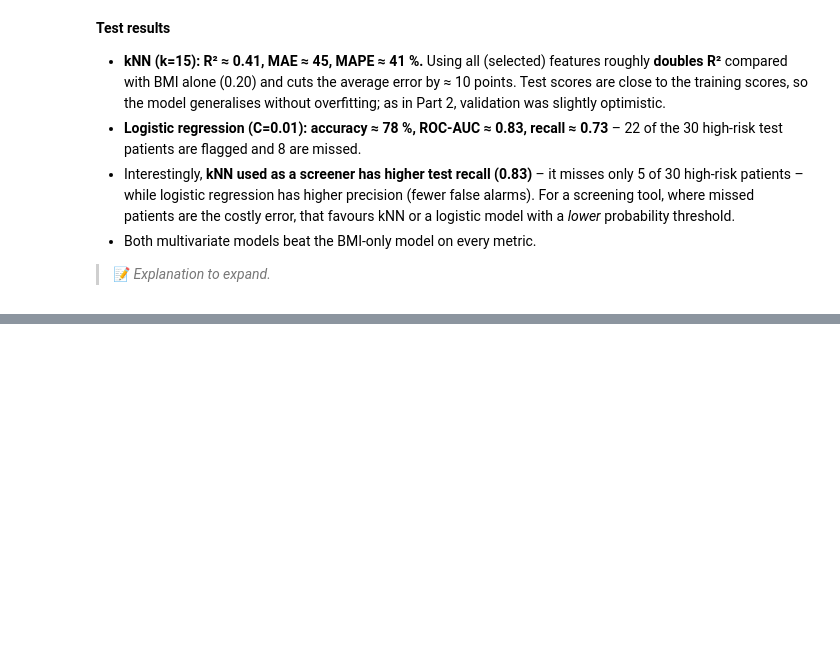
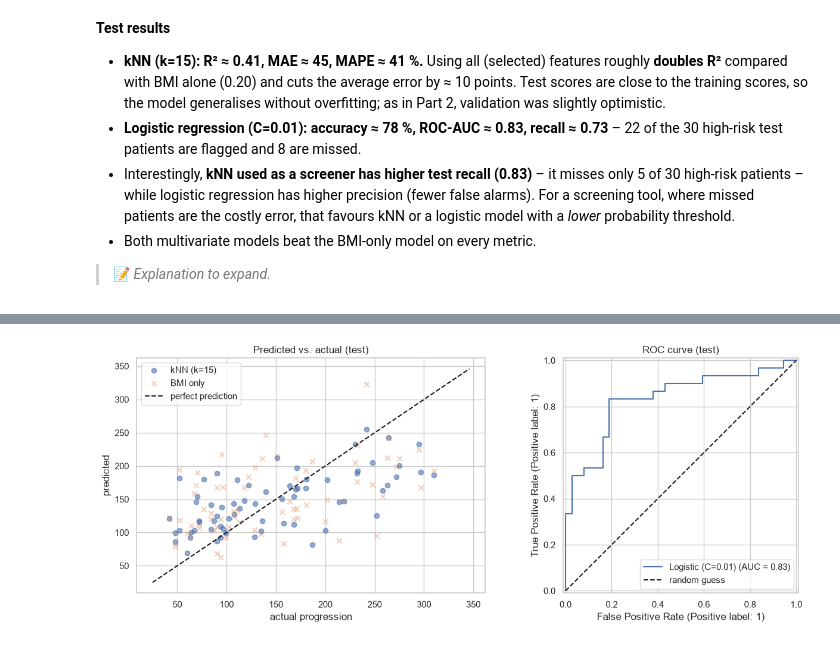
Before and after one commit to Namypark/diabetes-progression-lab2, a Jupyter notebook: lab2_diabetes.ipynb, the cells around one changed output, grey strips where cells are left out. Cells and saved outputs as stored; diff of their text form; code cells hidden in the pictures; blank space fills up the shorter version.

Commit message:
Part 3 step 10: plots

```diff
--- a/lab2_diabetes.ipynb
+++ b/lab2_diabetes.ipynb
@@ -942,0 +949,17 @@ plt.show()
+# %%
+from sklearn.metrics import RocCurveDisplay
+
+fig, axes = plt.subplots(1, 2, figsize=(13, 5))
+axes[0].scatter(y_test, best_mv_model.predict(X_test_mv), alpha=0.6, label=best_mv_name)
+axes[0].scatter(y_test, best_bmi_model.predict(X_test_bmi), alpha=0.4, marker="x", label="BMI only")
+axes[0].plot([y.min(), y.max()], [y.min(), y.max()], "k--", label="perfect prediction")
+axes[0].set(title="Predicted vs. actual (test)", xlabel="actual progression", ylabel="predicted")
+axes[0].legend()
+RocCurveDisplay.from_predictions(y_test_cls, log_test_proba, name=best_log_name, ax=axes[1])
+axes[1].plot([0, 1], [0, 1], "k--", label="random guess")
+axes[1].set_title("ROC curve (test)")
+axes[1].legend()
+fig.tight_layout()
+plt.show()
+# %% [output]
+[figure, added]
```
Also changed, not shown: parts of 2 cells of this notebook.
